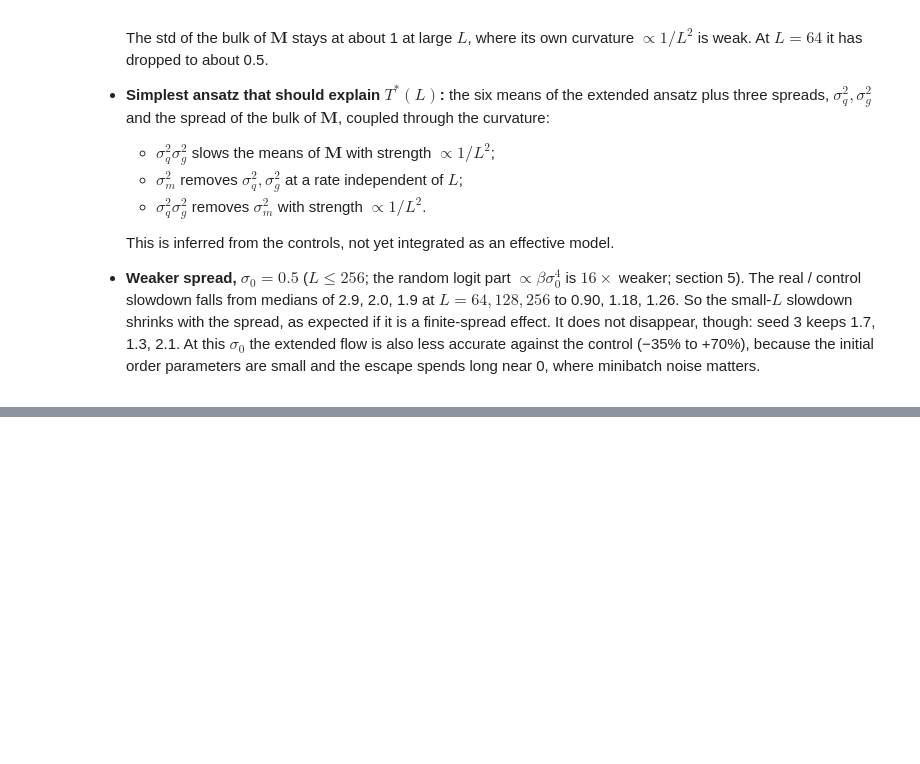
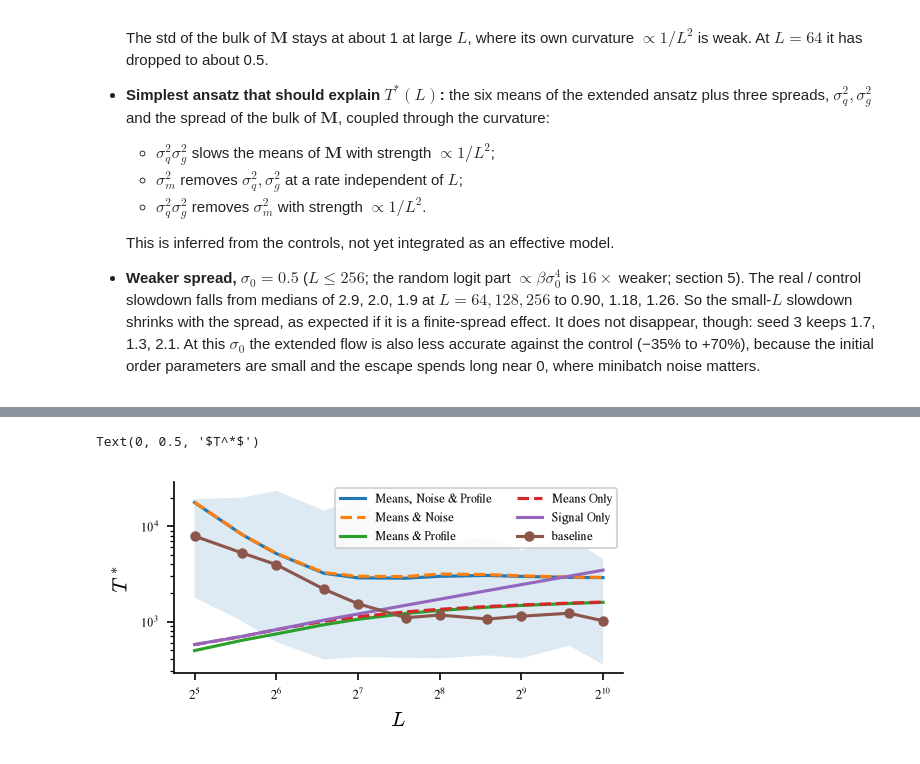
Before and after one commit to CristopherErazo/InContextLearning, a Jupyter notebook: notebooks/26-10-04_L_sweep_effective.ipynb, the cells around one changed output, grey strips where cells are left out. Drawn from its saved outputs; the diff is of its cells as text; code cells hidden in the pictures; blank space fills up the shorter version.

```diff
--- a/notebooks/26-10-04_L_sweep_effective.ipynb
+++ b/notebooks/26-10-04_L_sweep_effective.ipynb
@@ -312,0 +348,41 @@ plt.show()
+# %%
+EXPERIMENT, BASE = "setup_flows_B1024", "../data"
+reader = ExperimentReader(EXPERIMENT, base_dir=BASE)
+
+# 1. one row per finished flow: L, setup, init, sign and the learning times
+rows = []
+for run_id in reader.list_runs():
+    results = reader.load_results(run_id)
+    if "T_f20" not in results:                     # still running or interrupted
+        continue
+    config = RunData(EXPERIMENT, run_id, base_dir=BASE).config
+    rows.append({"run_id": run_id, "L": config.model_args.seq_len, "setup": config.flow_args.setup,
+                 "init": config.flow_args.init, "sign": config.flow_args.sign,
+                 **{key: results[key] for key in ("T_f20", "T_f50", "T_reference_f20", "T_reference_f50",
+                                                  "steps", "loss_evaluations", "seconds")}})
+table = pd.DataFrame(rows)
+
+T_star = table.pivot_table(index="L", columns="setup", values="T_f20")                # flows: L x setup
+reference = table.groupby("L")["T_reference_f20"].first()                             # 30-seed median of the runs
+# %%
+setups = T_star.columns.tolist()
+Ls = T_star.index.tolist()
+fig , axes = create_fig()
+
+ax = axes
+ax.set_prop_cycle
+
+for setup in setups:
+    ls = '--' if setup in ("means_&_noise","means_only") else '-'
+    ax.plot(Ls, T_star[setup], label=setup.replace("_", " ").title(),ls=ls)
+
+ax.plot(grouped["L"], grouped["median"], "o-", ms=4, label="baseline")
+ax.fill_between(grouped["L"], grouped["min"], grouped["max"], alpha=0.15, lw=0)
+
+ax.legend(fontsize=6,ncols=2)
+ax.set_yscale("log")
+ax.set_xscale("log", base=2)
+ax.set_xlabel(r"$L$"); ax.set_ylabel(r"$T^*$")
+# %% [output]
+Text(0, 0.5, '$T^*$')
+[figure, added]
```
Also changed, not shown: parts of 14 cells of this notebook, 7 other files.
